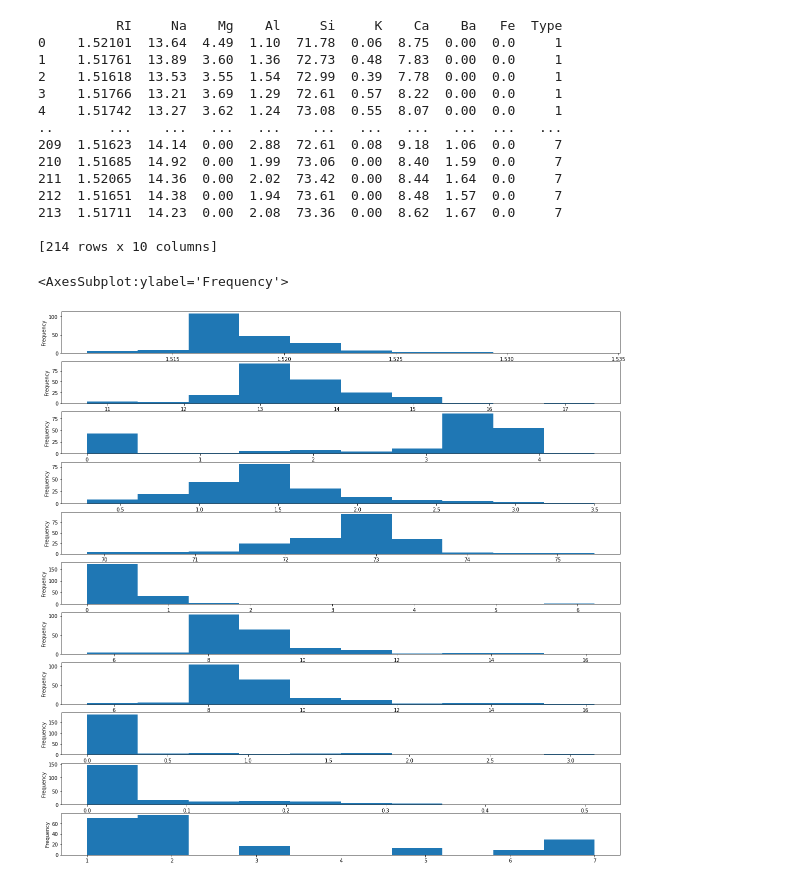
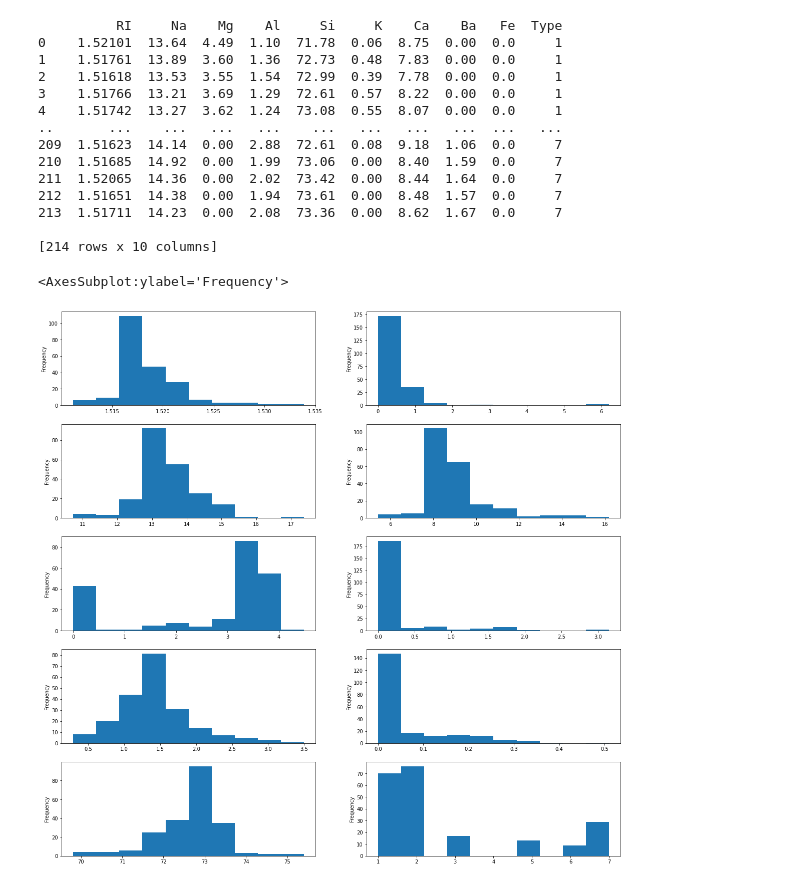
Before and after one commit to Jordanmarshall2510/CS4287-Neural-Computing, a Jupyter notebook: MLP-Assignment/model.ipynb, the cells around one changed output. Cells and saved outputs as stored; diff of their text form; code cells hidden in the pictures.

```diff
--- a/MLP-Assignment/model.ipynb
+++ b/MLP-Assignment/model.ipynb
@@ -3,115 +3,40 @@
 # [Runs without error]
 # [Link to original code if used]
 # %%
-import os
-os.environ["CUDA_VISIBLE_DEVICES"] = "-1"
-
-from numpy import argmax
 from pandas import read_csv
 import matplotlib.pyplot as plt
-# from sklearn.model_selection import train_test_split
-# from sklearn.preprocessing import StandardScaler
-# from tensorflow.keras import Sequential
-# from tensorflow.keras.layers import Dense
-# from tensorflow.keras.layers import Dropout
-# from tensorflow.keras.optimizers import Adam
 
 # load the dataset
 path = 'glass.csv'
 df = read_csv(path, header=0)
-
 print(df)
 
-fig, axes = plt.subplots(nrows=6, ncols=2, figsize=(20, 20))
+fig, axes = plt.subplots(nrows=5, ncols=2, figsize=(20, 20))
 
 df.RI.plot.hist(ax=axes[0,0],)
 df.Na.plot.hist(ax=axes[1,0])
 df.Mg.plot.hist(ax=axes[2,0])
 df.Al.plot.hist(ax=axes[3,0])
 df.Si.plot.hist(ax=axes[4,0])
 df.K.plot.hist(ax=axes[0,1])
 df.Ca.plot.hist(ax=axes[1,1])
-df.Ca.plot.hist(ax=axes[2,1])
-df.Ba.plot.hist(ax=axes[3,1])
-df.Fe.plot.hist(ax=axes[4,1])
-df.Type.plot.hist(ax=axes[5,1])
-
-# # split into input and output columns
-# X, y = df.values[:, :-1], df.values[:, -1]
-
-# # ensure all data are floating point values
-# X = X.astype('float32')
-
-# # encode strings to integer
-# y = y.astype('int32')
-
-# # split into train and test datasets
-# X_train, X_test, y_train, y_test = train_test_split(X, y, test_size=0.2)
-
-# sc = StandardScaler()
-# X_train = sc.fit_transform(X_train)
-# X_test = sc.fit_transform(X_test)
-
-# print(X_train.shape, X_test.shape, y_train.shape, y_test.shape)
-
-# # determine the number of input features
-# n_features = X_train.shape[1]
-
-# # define model
-# model = Sequential()
-# model.add(Dense(12, activation='elu', kernel_initializer='he_normal', input_shape=(n_features,)))
-# model.add(Dropout(0.2))
-# model.add(Dense(8, activation='elu', kernel_initializer='he_normal'))
-# model.add(Dropout(0.2))
-# model.add(Dense(8, activation='softmax'))
-
-# # compile the model
-# adam = Adam()
-# model.compile(optimizer=adam, loss='sparse_categorical_crossentropy', metrics=['accuracy'])
-
-# # fit the model
-# history = model.fit(X_train, y_train, validation_split=0.2, epochs=500, batch_size=16, verbose=0)
-
-# # summarize history for accuracy
-# plt.plot(history.history['accuracy'])
-# plt.plot(history.history['val_accuracy'])
-# plt.title('model accuracy')
-# plt.ylabel('accuracy')
-# plt.xlabel('epoch')
-# plt.legend(['train', 'test'], loc='upper left')
-# plt.show()
-
-# # summarize history for loss
-# plt.plot(history.history['loss'])
-# plt.plot(history.history['val_loss'])
-# plt.title('model loss')
-# plt.ylabel('loss')
-# plt.xlabel('epoch')
-# plt.legend(['train', 'test'], loc='upper left')
-# plt.show()
-
-# # evaluate the model
-# loss, acc = model.evaluate(X_test, y_test, verbose=0)
-# print('Test Accuracy: %.3f' % acc)
-
-# # make a prediction
-# row = [1.51596,12.79,3.61,1.62,72.97,0.64,8.07,0,0.26]
-# yhat = model.predict([row])
-# print('Predicted: %s (class=%d)' % (yhat, argmax(yhat)))
+df.Ba.plot.hist(ax=axes[2,1])
+df.Fe.plot.hist(ax=axes[3,1])
+df.Type.plot.hist(ax=axes[4,1])
 # %% [output]
           RI     Na    Mg    Al     Si     K    Ca    Ba   Fe  Type
 0    1.52101  13.64  4.49  1.10  71.78  0.06  8.75  0.00  0.0     1
 1    1.51761  13.89  3.60  1.36  72.73  0.48  7.83  0.00  0.0     1
 2    1.51618  13.53  3.55  1.54  72.99  0.39  7.78  0.00  0.0     1
 3    1.51766  13.21  3.69  1.29  72.61  0.57  8.22  0.00  0.0     1
 4    1.51742  13.27  3.62  1.24  73.08  0.55  8.07  0.00  0.0     1
 ..       ...    ...   ...   ...    ...   ...   ...   ...  ...   ...
 209  1.51623  14.14  0.00  2.88  72.61  0.08  9.18  1.06  0.0     7
 210  1.51685  14.92  0.00  1.99  73.06  0.00  8.40  1.59  0.0     7
 211  1.52065  14.36  0.00  2.02  73.42  0.00  8.44  1.64  0.0     7
 212  1.51651  14.38  0.00  1.94  73.61  0.00  8.48  1.57  0.0     7
 213  1.51711  14.23  0.00  2.08  73.36  0.00  8.62  1.67  0.0     7
 
 [214 rows x 10 columns]
 <AxesSubplot:ylabel='Frequency'>
-[figure, old version]
+[figure, new version]
```
Also changed, not shown: parts of 2 cells of this notebook.
